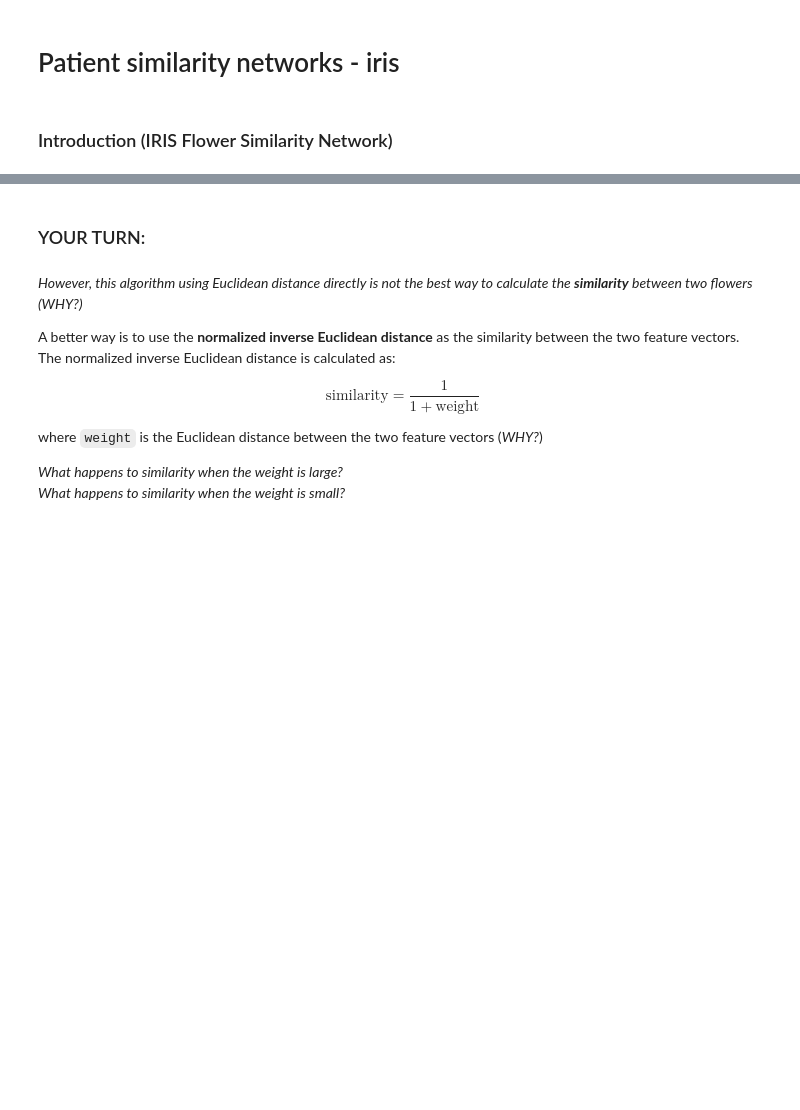
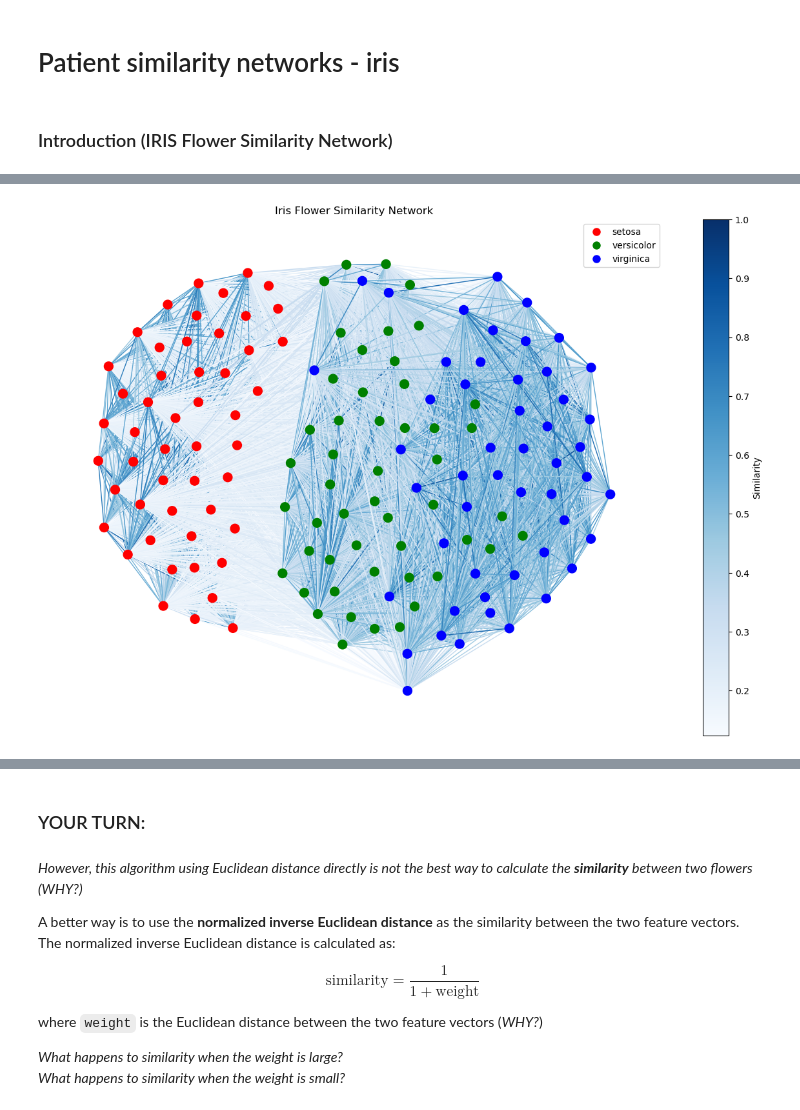
Before and after one commit to MMIV-ML/ELMED219-2025, a Jupyter notebook: Lab1-NetworkSci-PSN/notebooks/02-patient-similarity-networks-iris.ipynb, the cells around one changed output, grey strips where cells are left out. Saved outputs shown, nothing was run; the diff lists cells and outputs as text; code cells hidden in the pictures; blank space fills up the shorter version.

```diff
--- a/Lab1-NetworkSci-PSN/notebooks/02-patient-similarity-networks-iris.ipynb
+++ b/Lab1-NetworkSci-PSN/notebooks/02-patient-similarity-networks-iris.ipynb
@@ -126,0 +149,51 @@ The algorithm calculates the Euclidean distance between each pair of flowers and
+# %%
+# Step 6: Draw network and add legend
+plt.figure(figsize=(12, 8))
+
+# Create color mapping for species
+color_dict = {
+    'setosa': 'red',
+    'versicolor': 'green',
+    'virginica': 'blue'
+}
+
+# Map nodes to colors based on species
+color_map = [color_dict[G.nodes[node]['species']] for node in G.nodes]
+
+# Get edge weights for coloring
+edge_weights = [G[u][v]['weight'] for u, v in G.edges()]
+
+# Generate layout
+# Using spring_layout with fixed seed for reproducibility
+pos = nx.spring_layout(G, k=1, seed=42)
+
+# Draw the network
+nx.draw(G,
+        pos=pos,                    # Node positions
+        node_color=color_map,       # Node colors by species
+        edge_color=edge_weights,    # Edge colors by similarity
+        width=1.0,                  # Edge width
+        edge_cmap=plt.cm.Blues,     # Color map for edges
+        with_labels=False,          # Don't show node labels
+        node_size=100)              # Size of nodes
+
+# Add legend (fixed version)
+legend_elements = [
+    plt.Line2D([0], [0], marker='o', color='w',
+               markerfacecolor=color, label=species_name, markersize=10)
+    for species_name, color in color_dict.items()
+]
+plt.legend(handles=legend_elements, loc='upper right')
+
+# Add title
+plt.title("Iris Flower Similarity Network")
+
+# Add colorbar for edge weights
+sm = plt.cm.ScalarMappable(cmap=plt.cm.Blues)
+sm.set_array(edge_weights)
+plt.colorbar(sm, label='Similarity')
+
+# Show the plot
+plt.show()
+# %% [output]
+[figure, added]
```
Also changed, not shown: parts of 55 cells of this notebook.
